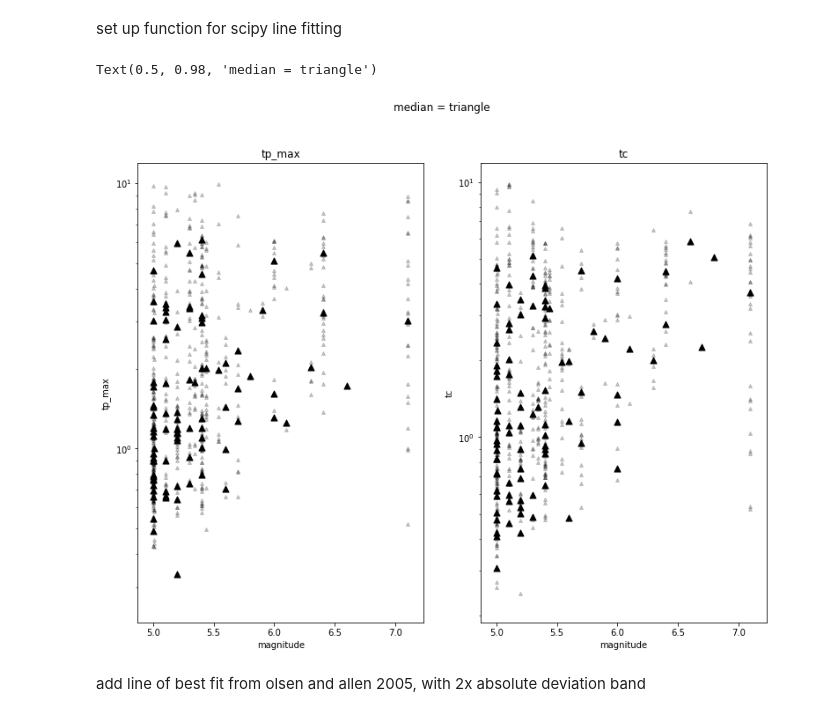
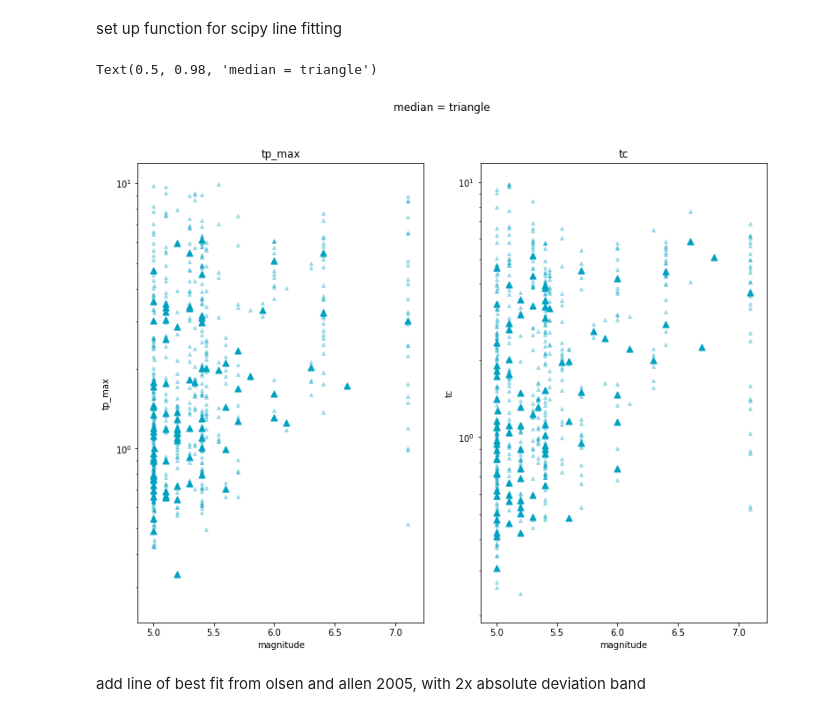
Before and after one commit to RebeccaColquhoun/seismo_det, a Jupyter notebook: code/tpmax_and_tc_notebook.ipynb, the cells around one changed output. Saved outputs shown, nothing was run; the diff lists cells and outputs as text; code cells hidden in the pictures.

```diff
--- a/code/tpmax_and_tc_notebook.ipynb
+++ b/code/tpmax_and_tc_notebook.ipynb
@@ -104,7 +104,7 @@ set up function for scipy line fitting
 def model_function(x_data, a, b):
     return 10**(a*x_data + b)
 # %%
-cs = ['#000000']
+cs = ['#00a1c1']
 fig, axs = plt.subplots(1,2, figsize=(12.8,9.6))
 y_aves = []
 x_aves = []
@@ -120,38 +120,38 @@ for i  in range(0, len(list_mags)):
     x_tp = x_tp + list_mags[i]
 
     mean_tc = np.mean(list_tc[i])
     std_tc = np.std(list_tc[i])
     y_tc = []
     for k in list_tc[i]:
         if k > mean_tc-std_tc and k < mean_tc + std_tc and k < 10:
             y_tc.append(k)
     x_tc = np.zeros(len(y_tc))
     x_tc = x_tc + list_mags[i]
     c = 0
     if len(x_tp)>0 or len(x_tc)>0:
-        axs[0].scatter(x_tp, y_tp, s = 15, alpha = 0.2, c = cs[c], marker = '^')
+        axs[0].scatter(x_tp, y_tp, s = 15, alpha = 0.3, c = cs[c], marker = '^', zorder =3)
         #axs[0].scatter(list_mags[i], np.mean(y_tp), s = 50, c = cs[c], marker = 'o')
-        axs[0].scatter(list_mags[i], np.median(y_tp), s = 50, c = cs[c], marker = '^')
-        axs[1].scatter(x_tc, y_tc, s = 15, alpha = 0.2, c = cs[c], marker = '^')
-        axs[1].scatter(list_mags[i], np.median(y_tc), s = 50, c = cs[c], marker = '^')
+        axs[0].scatter(list_mags[i], np.median(y_tp), s = 50, c = cs[c], marker = '^', zorder =4)
+        axs[1].scatter(x_tc, y_tc, s = 15, alpha = 0.3, c = cs[c], marker = '^', zorder =3)
+        axs[1].scatter(list_mags[i], np.median(y_tc), s = 50, c = cs[c], marker = '^', zorder =4)
         #axs[1].scatter(list_mags[i], np.mean(y_tc), s = 50, c = cs[c], marker = 'o')
         #FOR CURVE FITTING
         if math.isnan(np.median(y_tp))==False:
             y_aves.append(np.median(y_tp))
             x_aves.append(list_mags[i])
 
 axs[0].set_yscale('log')
 axs[1].set_yscale('log')
 axs[0].set_xlabel("magnitude")
 axs[1].set_xlabel("magnitude")
 axs[0].set_ylabel("tp_max")
 axs[1].set_ylabel("tc")
 axs[0].set_title("tp_max")
 axs[1].set_title("tc")
 fig.suptitle("median = triangle")
 # %% [output]
 Text(0.5, 0.98, 'median = triangle')
-[figure, old version]
+[figure, new version]
 # %% [markdown]
 add line of best fit from olsen and allen 2005, with 2x absolute deviation band
 # %%
```
Also changed, not shown: parts of 3 cells of this notebook, 1 other file.
